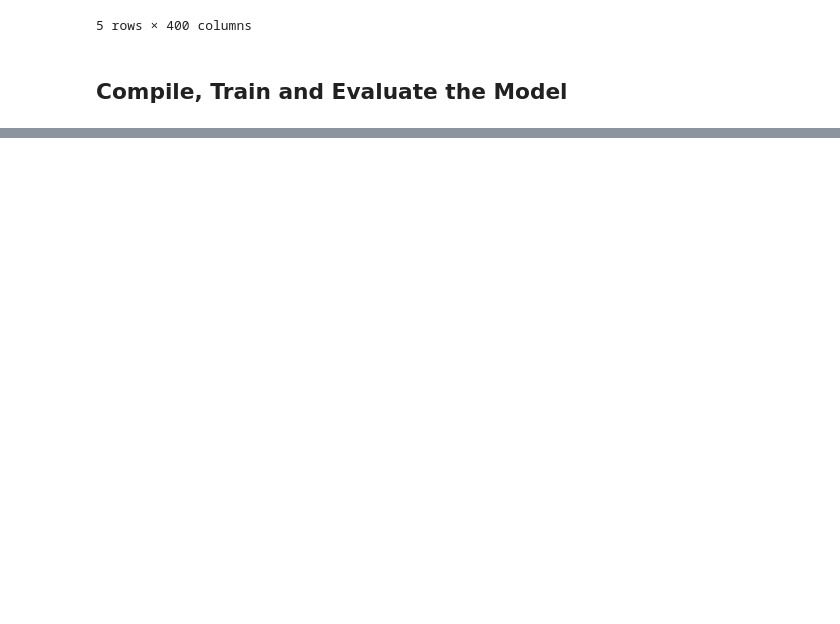
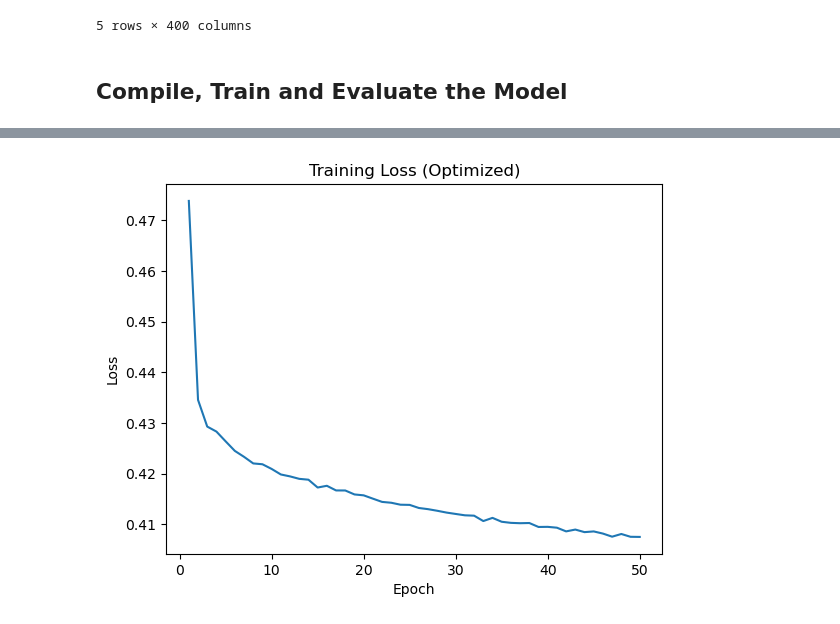
Before and after one commit to siobyrne/deep-learning-challenge, a Jupyter notebook: alphabet-soup-optimized.ipynb, the cells around one changed output, grey strips where cells are left out. Cells and saved outputs as stored; diff of their text form; code cells hidden in the pictures; blank space fills up the shorter version.

Commit message:
Add plots to original and optimized versions

```diff
--- a/alphabet-soup-optimized.ipynb
+++ b/alphabet-soup-optimized.ipynb
@@ -317,3 +318,20 @@ Loss: 0.4507443606853485, Accuracy: 0.7884548306465149
 # %%
 # Export our model to HDF5 file
 nn.save('alphabet-soup-optimized.h5')
+# %%
+# create training dataframe and add +1 to equal number of epochs
+training_df = pd.DataFrame(fit_model.history)
+training_df.index += 1
+
+
+# create  loss plot
+plt.plot(training_df["loss"])
+plt.title("Training Loss (Optimized)")
+plt.xlabel("Epoch")
+plt.ylabel("Loss")
+
+# save and display
+plt.savefig("./images/loss-optimized.png")
+plt.show()
+# %% [output]
+[figure, added]
```
Also changed, not shown: parts of 5 cells of this notebook, 1 other file.
